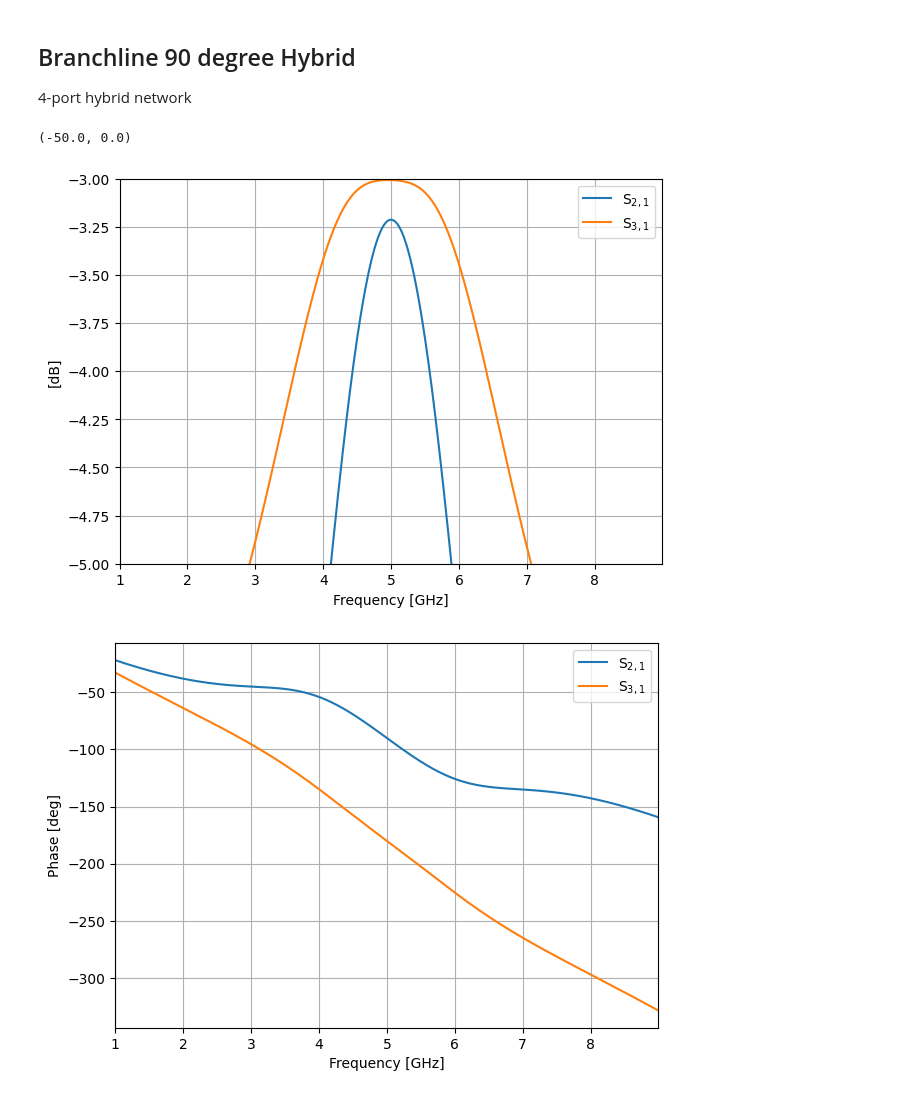
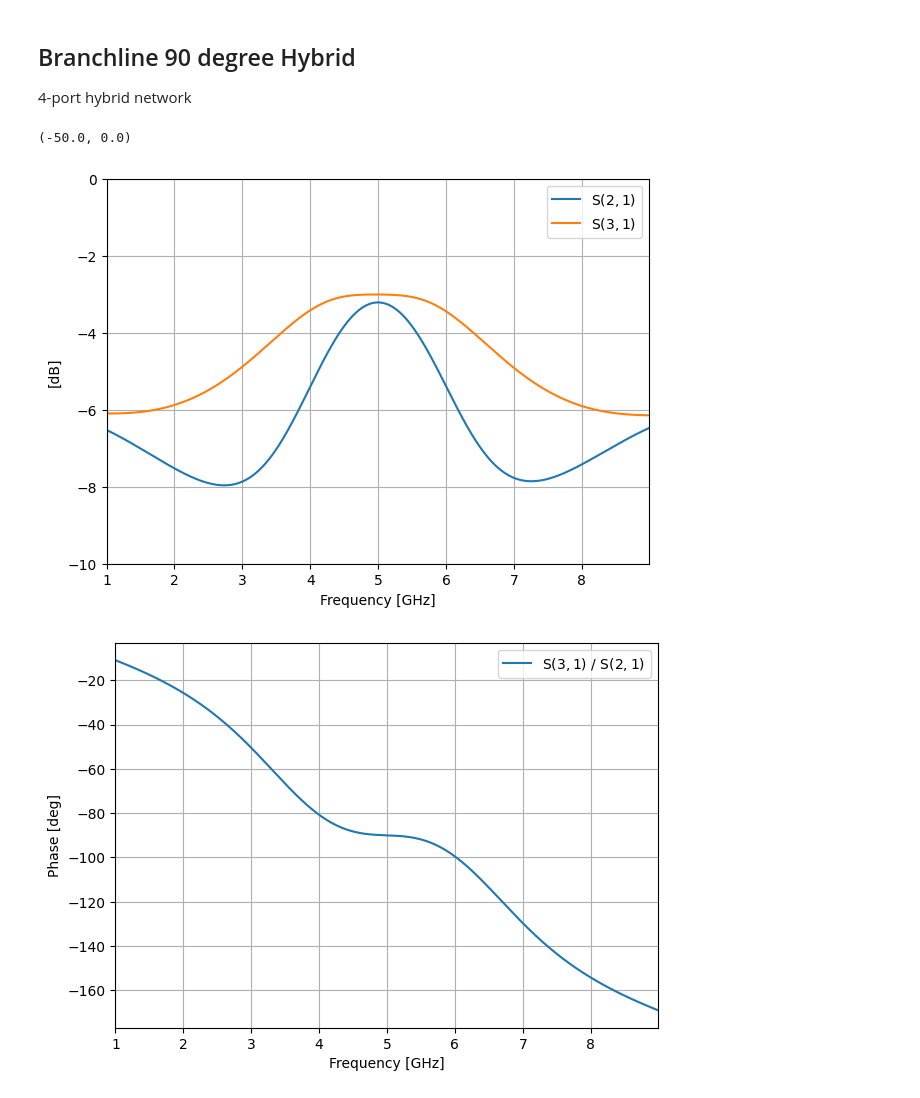
Before and after one commit to ricklyon/rfnetwork, a Jupyter notebook: examples/combiners.ipynb, the cells around one changed output. Drawn from its saved outputs; the diff is of its cells as text; code cells hidden in the pictures.

```diff
--- a/examples/combiners.ipynb
+++ b/examples/combiners.ipynb
@@ -99,36 +99,36 @@ class BranchCoupler(rfn.Network):
       port 4 ----------btm ---------- port 3
     """
 
     top = msline35(len_qw_35)
     btm = msline35(len_qw_35)
 
     left = msline50(len_qw_50)
     right = msline50(len_qw_50)
 
     nodes = [
         # top left corner, port1
         (top|1, left|1, "P1"),
         # top right corner, port2
         (top|2, right|1, "P2"),
         # bottom corner, port 3
         (btm|2, right|2, "P3"),
         # bottom left, port 4
         (btm|1, left|2, "P4"),
     ]
 
 b = BranchCoupler(passive=True)
 
 # plot thru paths
-ax = b.plot(frequency, 21, 31, fmt="db")
-ax.set_ylim([-5, -3])
+ax, lines = b.plot(frequency, 21, 31, fmt="db")
+ax.set_ylim([-10, 0])
 
 # plot phase angle
-ax = b.plot(frequency, 21, 31, fmt="ang_unwrap")
+b.plot(frequency, 31, ref_path=21, fmt="ang_unwrap")
 
 # plot isolation and return loss
-ax = b.plot(frequency, 11, 41, fmt="db")
+ax, lines = b.plot(frequency, 11, 41, fmt="db")
 ax.set_ylim([-50, 0])
 # %% [output]
 (-50.0, 0.0)
-[figure, old version]
+[figure, new version]
-[figure, old version]
+[figure, new version]
```
Also changed, not shown: parts of 2 cells of this notebook, 4 other files.
